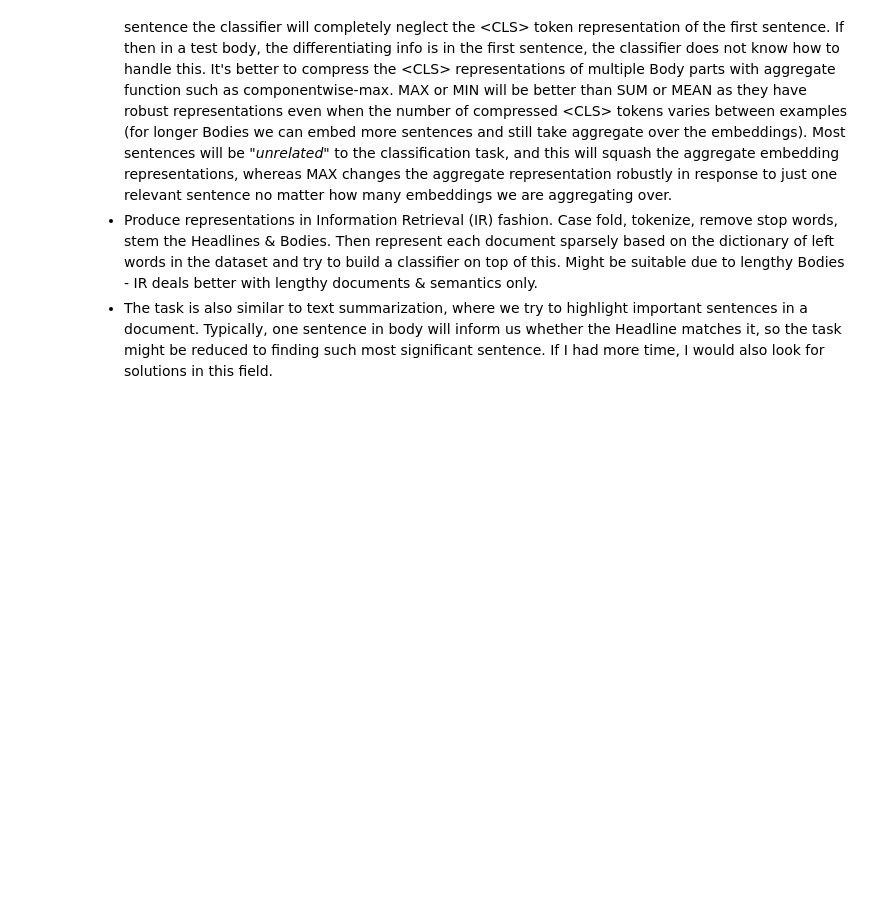
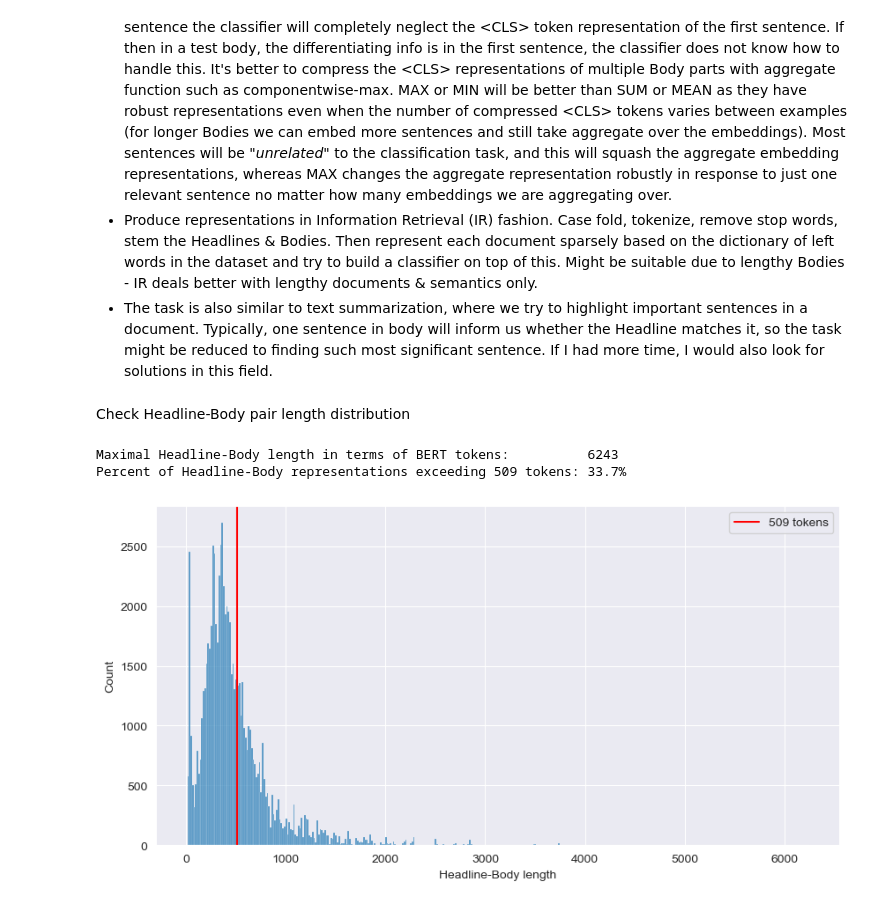
Before and after one commit to mrybok/sages-rekrutacja, a Jupyter notebook: notebooks/fake_news/Fake_News_Preprocessing.ipynb, the cells around one changed output. Saved outputs shown, nothing was run; the diff lists cells and outputs as text; code cells hidden in the pictures; blank space fills up the shorter version.

Commit message:
headline-body length analysis

```diff
--- a/notebooks/fake_news/Fake_News_Preprocessing.ipynb
+++ b/notebooks/fake_news/Fake_News_Preprocessing.ipynb
@@ -305,3 +307,33 @@ tokenize_texts(
     out_file='../../preprocessed/fake_news/data/text_dicts.pkl',
     verbose=True
 )
+# %% [markdown]
+Check Headline-Body pair length distribution
+# %%
+with open('../../preprocessed/fake_news/data/text_dicts.pkl', 'rb') as file:
+    text_dicts = pickle.load(file)
+
+lengths = []
+
+for row in stances.itertuples(index=False):
+    head_id, body_id, _, _ = row
+
+    head_len = len(text_dicts['head'][head_id]['input_ids'])
+    body_len = len(text_dicts['body'][body_id]['input_ids'])
+
+    lengths += [head_len + body_len]
+
+num_exceeding = len([1 for length in lengths if length > 509]) * 100 / len(lengths)
+
+_, ax = plt.subplots(1, 1, figsize=(10, 5))
+ax.axvline(x=509, ymin=0, ymax=1, c='r', label='509 tokens')
+ax.legend()
+
+sns.histplot(lengths, ax=ax)
+ax.set_xlabel('Headline-Body length')
+print(f'Maximal Headline-Body length in terms of BERT tokens:          {max(lengths)}')
+print(f'Percent of Headline-Body representations exceeding 509 tokens: {num_exceeding:.1f}%')
+# %% [output]
+Maximal Headline-Body length in terms of BERT tokens:          6243
+Percent of Headline-Body representations exceeding 509 tokens: 33.7%
+[figure, added]
```
Also changed, not shown: parts of 1 cell of this notebook, 2 other files.
